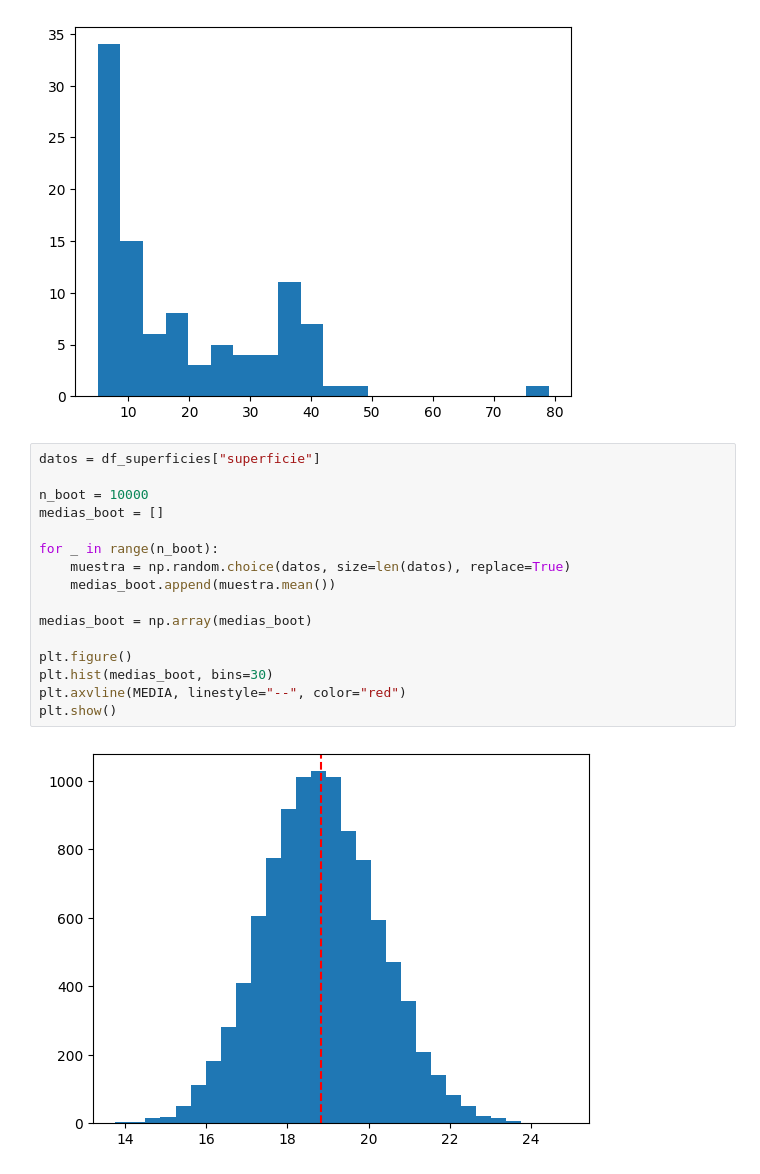
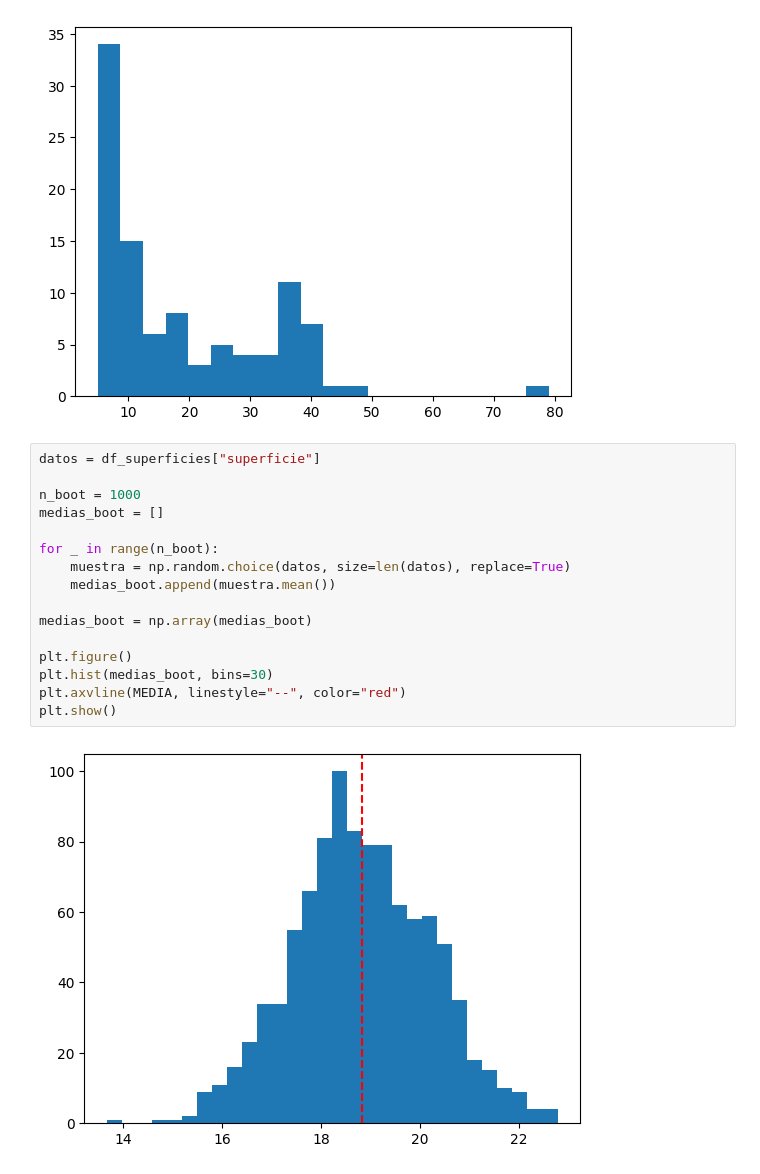
Before and after one commit to vickyguar/ideas-estocasticas, a Jupyter notebook: notebook.ipynb, the cells around one changed output. Drawn from its saved outputs; the diff is of its cells as text.

```diff
--- a/notebook.ipynb
+++ b/notebook.ipynb
@@ -58,19 +79,19 @@ plt.show()
 # %%
 datos = df_superficies["superficie"]
 
-n_boot = 10000
+n_boot = 1000
 medias_boot = []
 
 for _ in range(n_boot):
     muestra = np.random.choice(datos, size=len(datos), replace=True)
     medias_boot.append(muestra.mean())
 
 medias_boot = np.array(medias_boot)
 
 plt.figure()
 plt.hist(medias_boot, bins=30)
 plt.axvline(MEDIA, linestyle="--", color="red")
 plt.show()
 # %% [output]
-[figure, old version]
+[figure, new version]
 # %%
```
Also changed, not shown: parts of 6 cells of this notebook, 2 other files.
